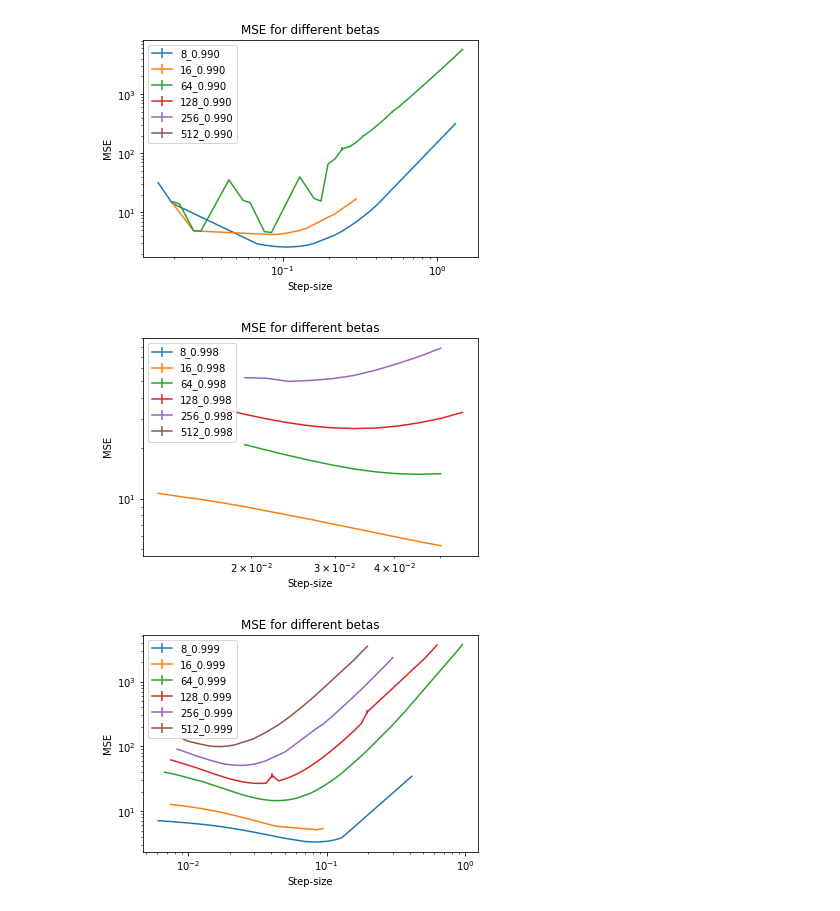
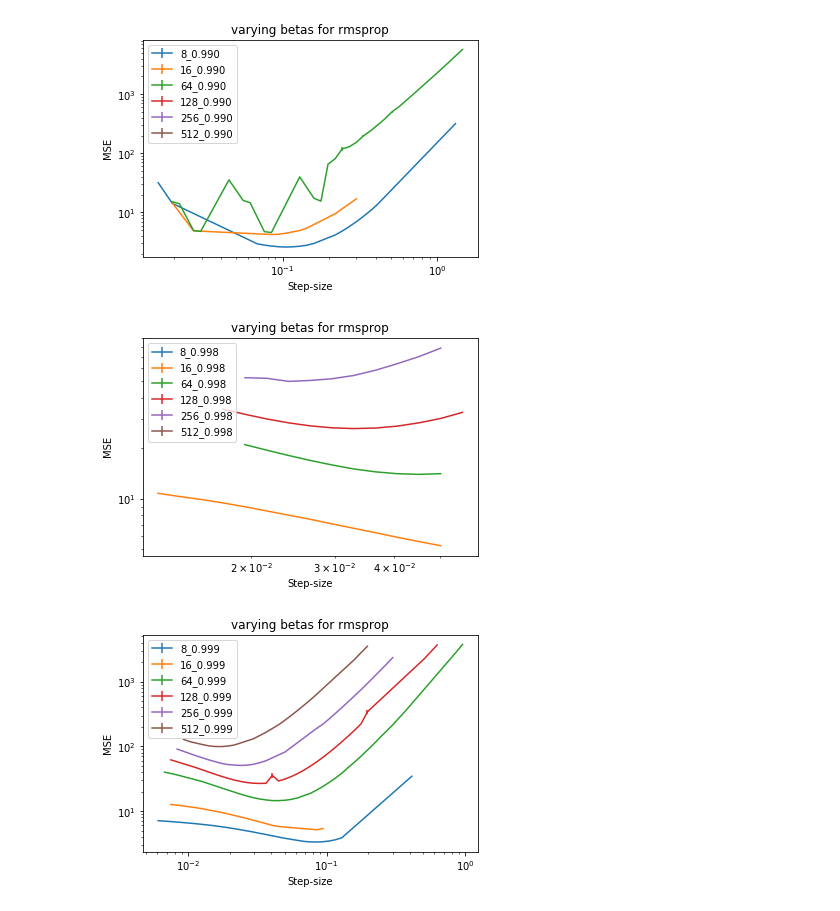
Before and after one commit to khurramjaved96/robust_adaptive_linear_learners, a Jupyter notebook: notebooks/RMSProp.ipynb, the cells around one changed output. Drawn from its saved outputs; the diff is of its cells as text; code cells hidden in the pictures.

```diff
--- a/notebooks/RMSProp.ipynb
+++ b/notebooks/RMSProp.ipynb
@@ -63,34 +63,34 @@ def plot(query, plt, title):
 # %%
 db_name = "yuxin_experiments_5_0_1"
 # varying betas for rmsprop
 
 features = ["8", "16", "64", "128", "256", "512"]
 betas =  ["0.990", "0.998","0.999"]
 inputs = ["0"]
 standard = ["1"]
 
 
 for beta in betas:
     for dist in features:
         query = "select step_size, AVG(mean_sum_of_errors), std(mean_sum_of_errors)/sqrt(count(mean_sum_of_errors)) from error_table JOIN runs r on error_table.run = r.run where beta=%s and epsilon=1.0e-8 and features=%s and input_mean = 0 and input_std = 1 and target_mean = 0 and target_std = 1 and mean_sum_of_errors is not null group by algorithm, features, step_size, target_noise, input_mean, input_std, target_mean, target_std order by features, step_size;" %(beta, dist)
         plot(query, plt, dist + "_" + beta)
 
     plt.xlabel('Step-size')
     plt.ylabel("MSE")
 
 
     plt.yscale("log")
     # plt.ylim(0.1, 3000)
     plt.xscale("log")
     # plt.xlim(1e-2, 1)
     plt.legend()
-    plt.title("MSE for different betas")
+    plt.title("varying betas for rmsprop")
     # plt.savefig("exp_1_role_of_features.pdf", format="pdf")
     plt.show()
 # %% [output]
-[figure, old version]
+[figure, new version]
-[figure, old version]
+[figure, new version]
-[figure, old version]
+[figure, new version]
 # %%
 db_name = "yuxin_experiments_5_0_1"
 # varying input_mean for rmsprop
```
Also changed, not shown: parts of 4 cells of this notebook.
